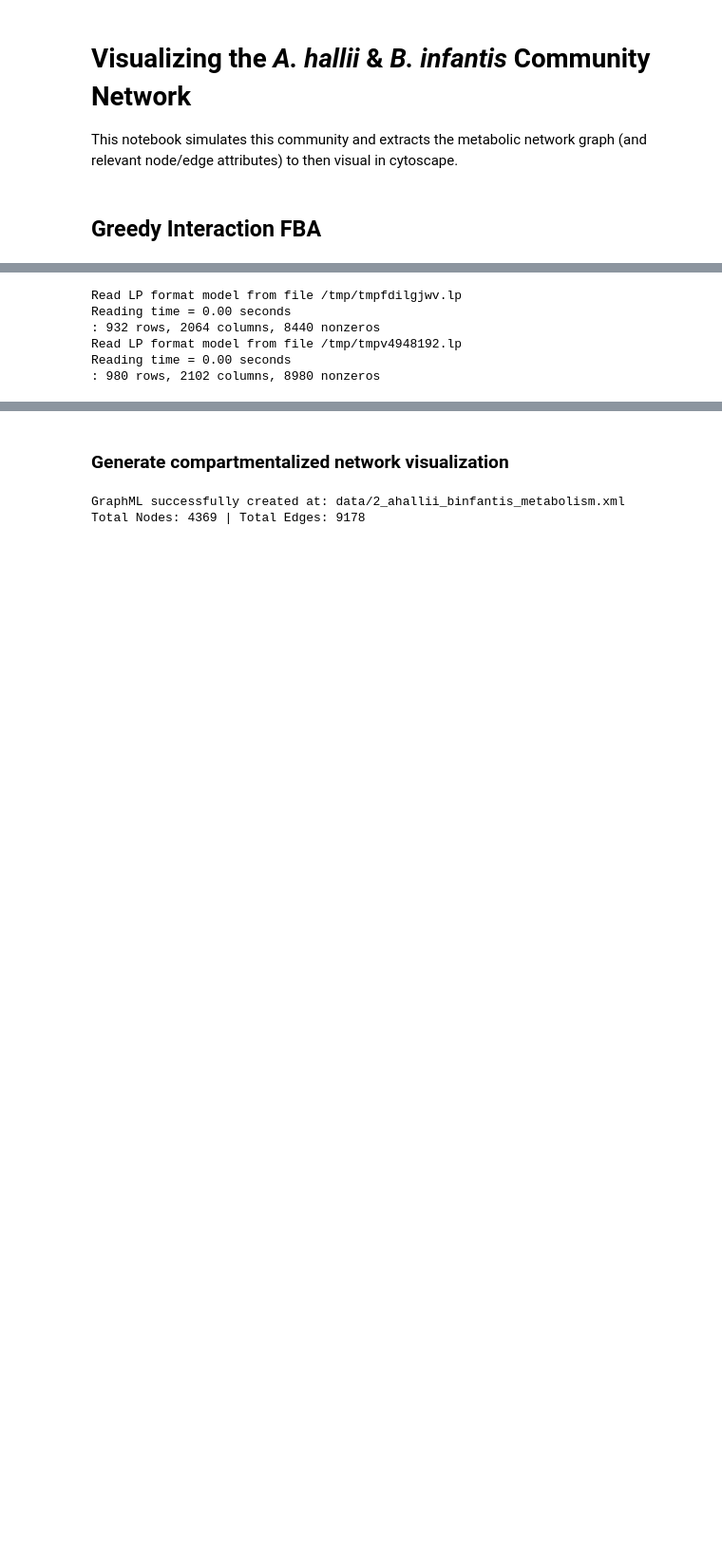
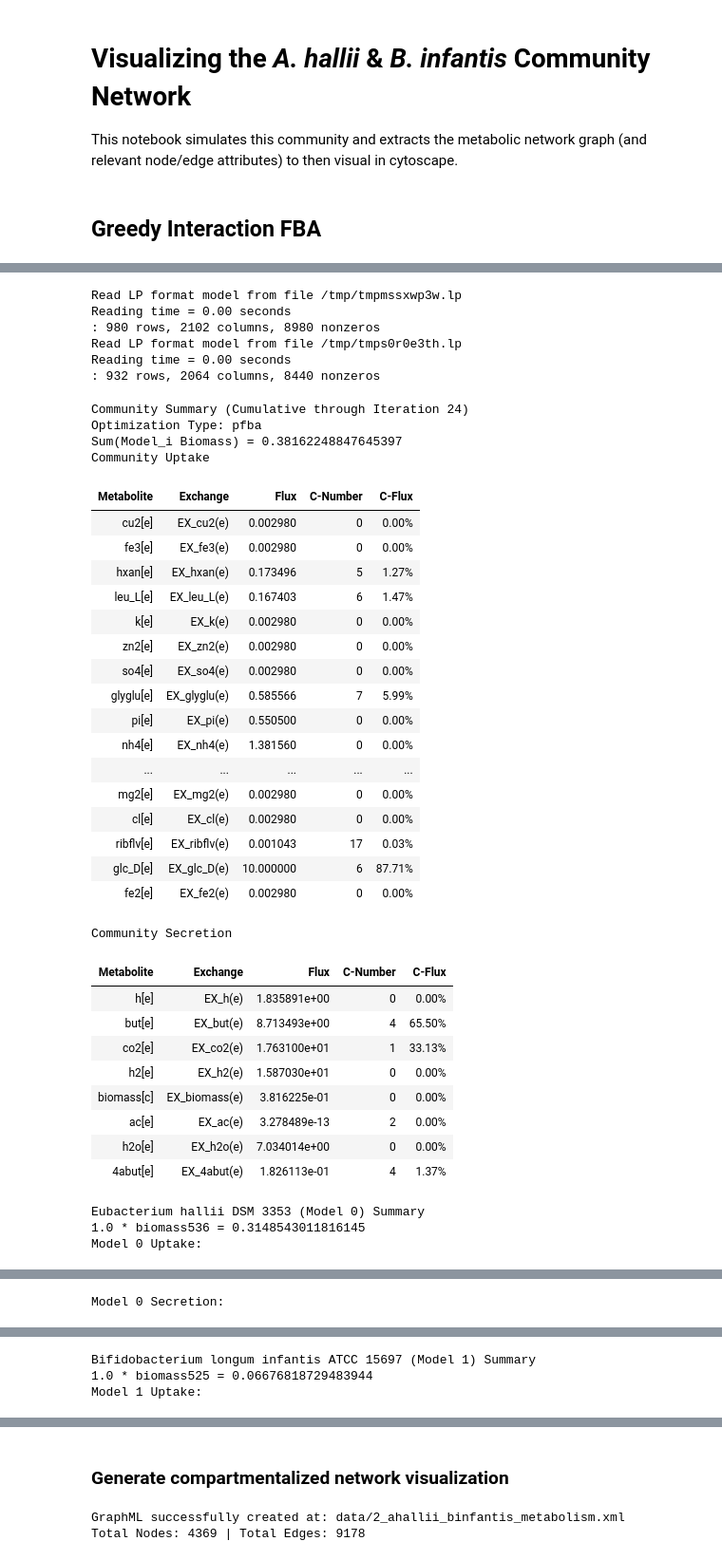
Before and after one commit to m-3-lab/giFBA, a Jupyter notebook: Examples/2_real_models/2_2_ahallii_binfantis_network_visualization.ipynb, the cells around one changed output, grey strips where cells are left out. Shown at 95% size. Cells and saved outputs as stored; diff of their text form; code cells hidden in the pictures; blank space fills up the shorter version.

```diff
--- a/Examples/2_real_models/2_2_ahallii_binfantis_network_visualization.ipynb
+++ b/Examples/2_real_models/2_2_ahallii_binfantis_network_visualization.ipynb
@@ -20,8 +20,8 @@ GRAPHML_PATH = "data/2_ahallii_binfantis_metabolism.xml"
 AH = cb.io.load_matlab_model(AH_PATH)
 BI = cb.io.load_matlab_model(BI_PATH)
 
-models = [BI, AH]
-ids_list = ["BI", "AH"]
+models = [AH, BI]
+ids_list = ["AH", "BI"]
 rel_abund = [0.5, 0.5]
 
 media = {
@@ -68,17 +65,53 @@ Using regular expression found the following compartments:c, e
 # %%
 # initialize community
 community = gifba.gifbaObject(models,
                               media,
                               rel_abund=rel_abund)
 
 # run iterations
 media_flux, org_flux = community.run_gifba(iters=25,
                                            method="pfba",
                                            v=False)
+
+community.summarize()
 # %% [output]
-Read LP format model from file /tmp/tmpfdilgjwv.lp
+Read LP format model from file /tmp/tmpmssxwp3w.lp
+Reading time = 0.00 seconds
+: 980 rows, 2102 columns, 8980 nonzeros
+Read LP format model from file /tmp/tmps0r0e3th.lp
 Reading time = 0.00 seconds
 : 932 rows, 2064 columns, 8440 nonzeros
-Read LP format model from file /tmp/tmpv4948192.lp
-Reading time = 0.00 seconds
-: 980 rows, 2102 columns, 8980 nonzeros
+Community Summary (Cumulative through Iteration 24)
+Optimization Type: pfba
+Sum(Model_i Biomass) = 0.38162248847645397
+Community Uptake
+| Metabolite | Exchange | Flux | C-Number | C-Flux |
+| cu2[e] | EX_cu2(e) | 0.002980 | 0 | 0.00% |
+| fe3[e] | EX_fe3(e) | 0.002980 | 0 | 0.00% |
+| hxan[e] | EX_hxan(e) | 0.173496 | 5 | 1.27% |
+| leu_L[e] | EX_leu_L(e) | 0.167403 | 6 | 1.47% |
+| k[e] | EX_k(e) | 0.002980 | 0 | 0.00% |
+| zn2[e] | EX_zn2(e) | 0.002980 | 0 | 0.00% |
+| so4[e] | EX_so4(e) | 0.002980 | 0 | 0.00% |
+| glyglu[e] | EX_glyglu(e) | 0.585566 | 7 | 5.99% |
+| pi[e] | EX_pi(e) | 0.550500 | 0 | 0.00% |
+| nh4[e] | EX_nh4(e) | 1.381560 | 0 | 0.00% |
+| ... | ... | ... | ... | ... |
+| mg2[e] | EX_mg2(e) | 0.002980 | 0 | 0.00% |
+| cl[e] | EX_cl(e) | 0.002980 | 0 | 0.00% |
+| ribflv[e] | EX_ribflv(e) | 0.001043 | 17 | 0.03% |
+| glc_D[e] | EX_glc_D(e) | 10.000000 | 6 | 87.71% |
+| fe2[e] | EX_fe2(e) | 0.002980 | 0 | 0.00% |
+Community Secretion
+| Metabolite | Exchange | Flux | C-Number | C-Flux |
+| h[e] | EX_h(e) | 1.835891e+00 | 0 | 0.00% |
+| but[e] | EX_but(e) | 8.713493e+00 | 4 | 65.50% |
+| co2[e] | EX_co2(e) | 1.763100e+01 | 1 | 33.13% |
+| h2[e] | EX_h2(e) | 1.587030e+01 | 0 | 0.00% |
+| biomass[c] | EX_biomass(e) | 3.816225e-01 | 0 | 0.00% |
+| ac[e] | EX_ac(e) | 3.278489e-13 | 2 | 0.00% |
+| h2o[e] | EX_h2o(e) | 7.034014e+00 | 0 | 0.00% |
+| 4abut[e] | EX_4abut(e) | 1.826113e-01 | 4 | 1.37% |
+Eubacterium hallii DSM 3353 (Model 0) Summary
+1.0 * biomass536 = 0.3148543011816145
+Model 0 Uptake:
@@ -84,0 +135 @@ Reading time = 0.00 seconds
+Model 0 Secretion:
@@ -84,0 +142,3 @@ Reading time = 0.00 seconds
+Bifidobacterium longum infantis ATCC 15697 (Model 1) Summary
+1.0 * biomass525 = 0.06676818729483944
+Model 1 Uptake:
```
Also changed, not shown: parts of 4 cells of this notebook, 10 other files.
